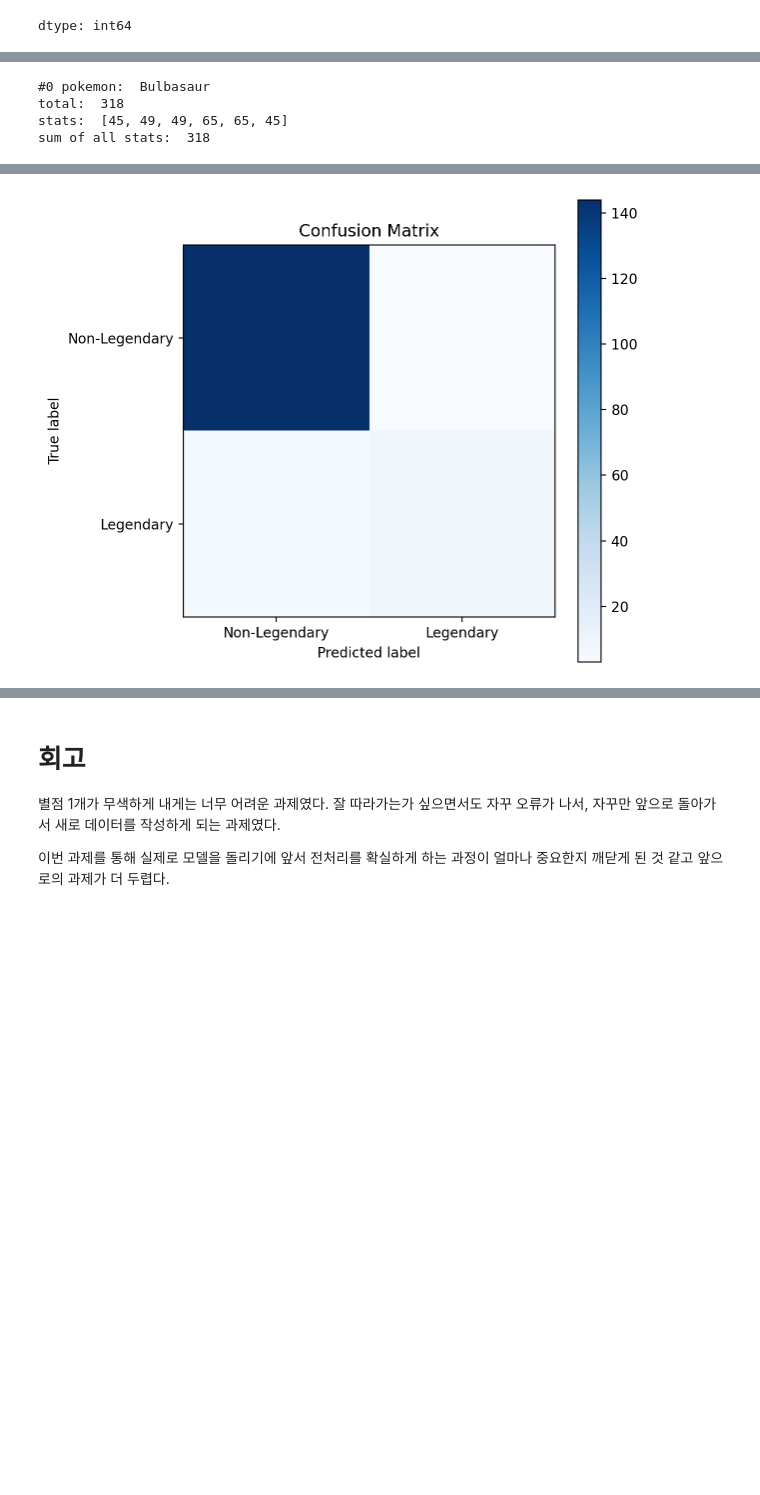
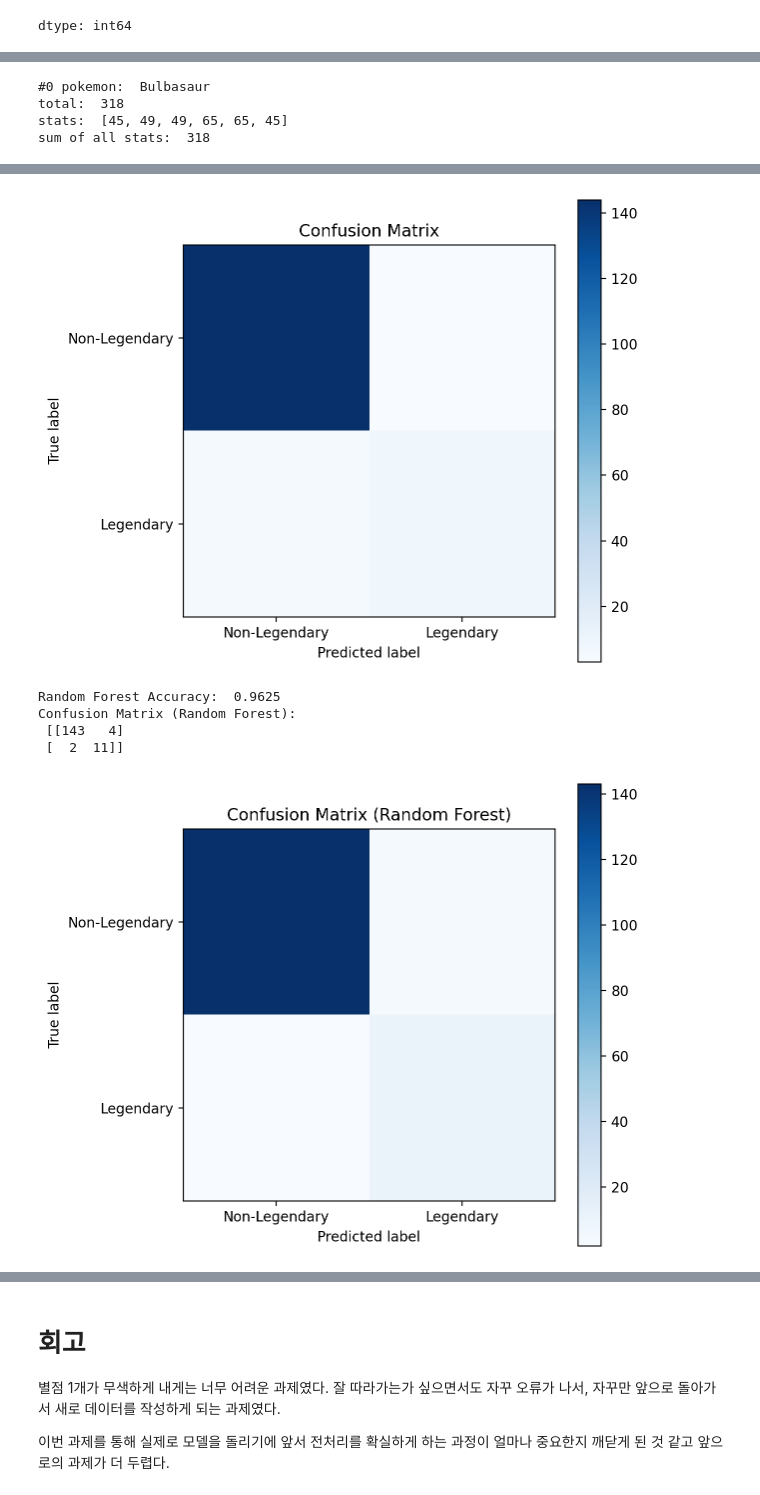
Before and after one commit to sophie-myk/AIFFEL_quest_cr, a Jupyter notebook: MainQuest/Quest02/Pokemon_Legend_finding.ipynb, the cells around one changed output, grey strips where cells are left out. Saved outputs shown, nothing was run; the diff lists cells and outputs as text; code cells hidden in the pictures; blank space fills up the shorter version.

```diff
--- a/MainQuest/Quest02/Pokemon_Legend_finding.ipynb
+++ b/MainQuest/Quest02/Pokemon_Legend_finding.ipynb
@@ -252,6 +257,42 @@ plt.ylabel('True label')
 fig.colorbar(cax)
 
 plt.show()
+
+# 랜덤 포레스트 모델 훈련
+from sklearn.ensemble import RandomForestClassifier
+rf_model = RandomForestClassifier(random_state=15)
+rf_model.fit(X_train, y_train)
+
+# 예측값
+y_pred_rf = rf_model.predict(X_test)
+
+# 모델 평가: 정확도 출력
+accuracy_rf = accuracy_score(y_test, y_pred_rf)
+print("Random Forest Accuracy: ", accuracy_rf)
+
+# 혼동 행렬 출력
+cm_rf = confusion_matrix(y_test, y_pred_rf)
+print("Confusion Matrix (Random Forest):\n", cm_rf)
+
+# 혼동 행렬 시각화
+fig, ax = plt.subplots(figsize=(6, 6))
+
+# confusion_matrix는 이미 2D 배열이므로 바로 imshow에 전달
+cax = ax.imshow(cm_rf, interpolation='nearest', cmap=plt.cm.Blues)
+
+ax.set_title('Confusion Matrix (Random Forest)')
+ax.set_xticks(np.arange(cm_rf.shape[1]))
+ax.set_yticks(np.arange(cm_rf.shape[0]))
+ax.set_xticklabels(['Non-Legendary', 'Legendary'])
+ax.set_yticklabels(['Non-Legendary', 'Legendary'])
+
+plt.xlabel('Predicted label')
+plt.ylabel('True label')
+
+# colorbar 추가
+fig.colorbar(cax)
+
+plt.show()
 # %% [output]
 (65, 15)
 (735, 16)
@@ -262,33 +303,38 @@ Type 2          386
 Total             0
 HP                0
 Attack            0
 Defense           0
 Sp. Atk           0
 Sp. Def           0
 Speed             0
 Generation        0
 Legendary         0
 Name_nospace      0
 name_isalpha      0
 dtype: int64
 [figure]
 #0 pokemon:  Bulbasaur
 total:  318
 stats:  [45, 49, 49, 65, 65, 45]
 sum of all stats:  318
 [figure]
 [figure]
 [figure]
 (0, 15)
 (800, 8)
 (800,)
 (640, 8) (640,)
 (160, 8) (160,)
 Accuracy:  0.95
 Confusion Matrix:
  [[144   3]
  [  5   8]]
 [figure]
+Random Forest Accuracy:  0.9625
+Confusion Matrix (Random Forest):
+ [[143   4]
+ [  2  11]]
+[figure, added]
 # %% [markdown]
 # 요약
 
```
Also changed, not shown: parts of 2 cells of this notebook.
